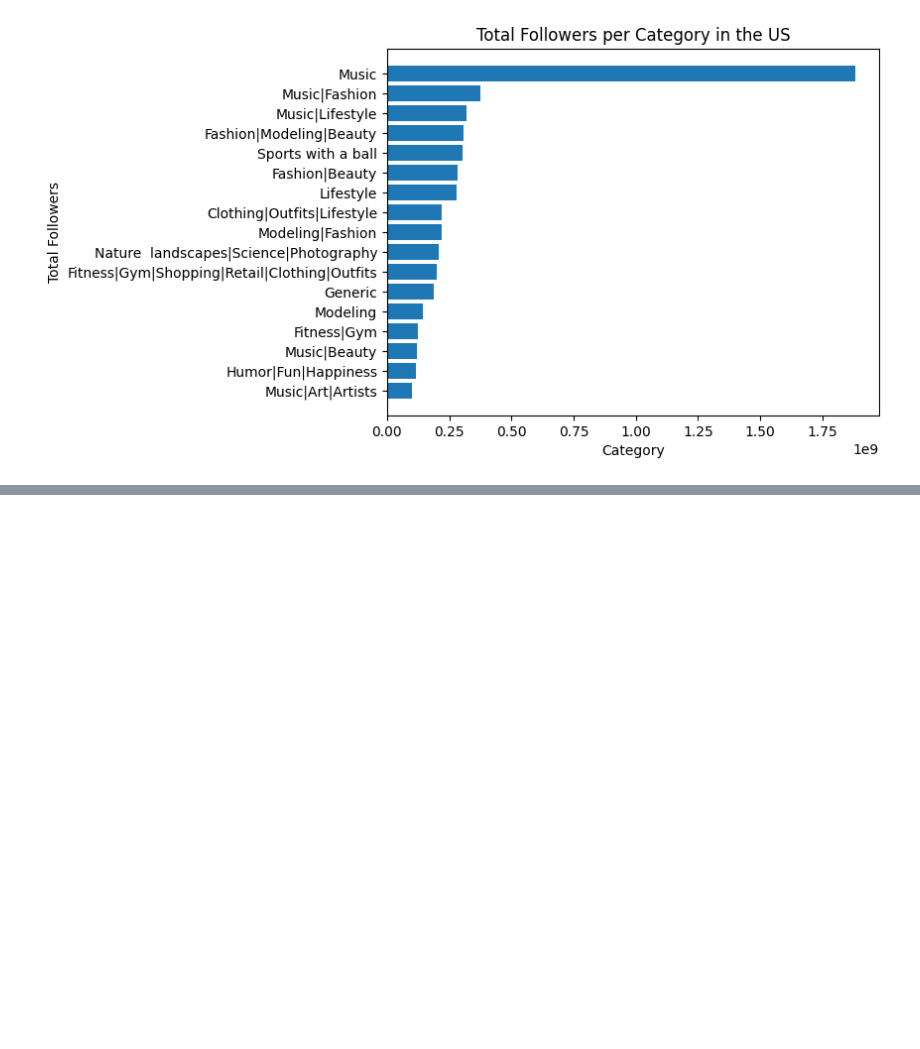
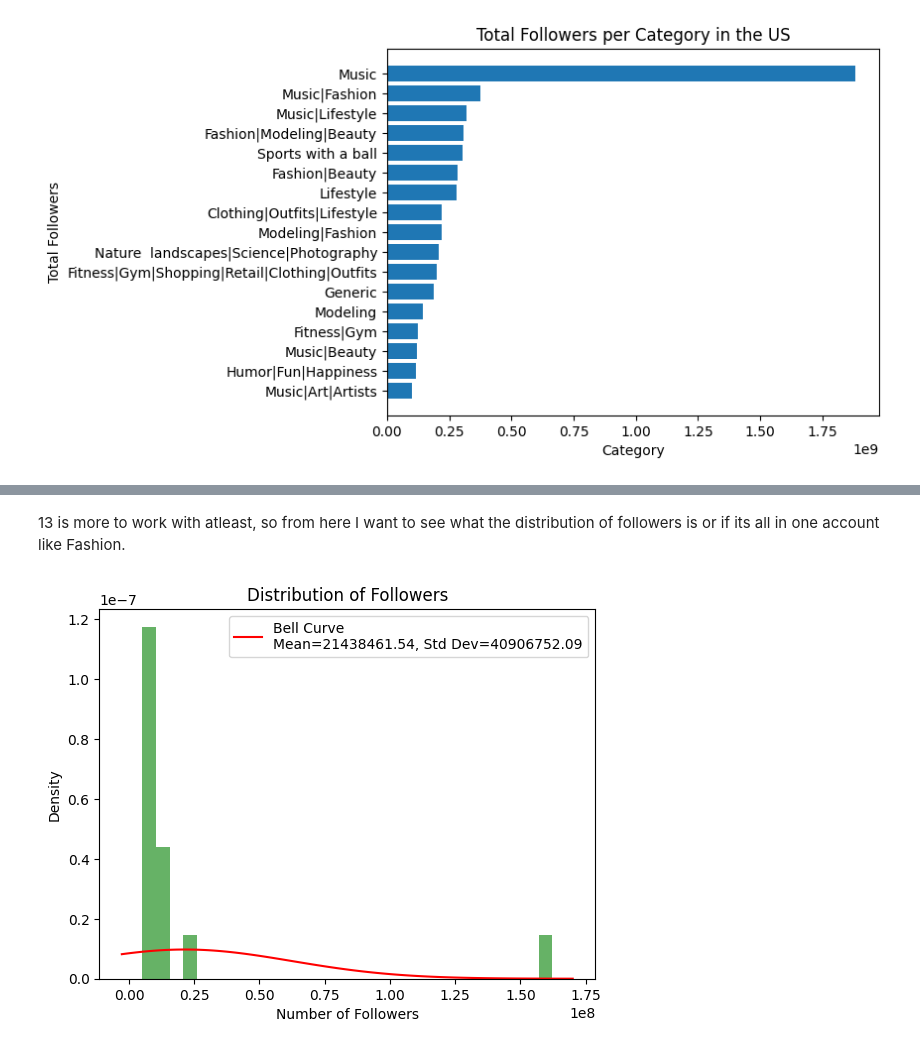
Before and after one commit to SirDurzo/Instagram_influencers_kaggleDS_marketing_research_1012024, a Jupyter notebook: Instagram_influencers.ipynb, the cells around one changed output, grey strips where cells are left out. Cells and saved outputs as stored; diff of their text form; code cells hidden in the pictures; blank space fills up the shorter version.

Commit message:
Updated some of the analysis sections Added further analysis on a sample exploration into a specific category

```diff
--- a/Instagram_influencers.ipynb
+++ b/Instagram_influencers.ipynb
@@ -221,0 +235,4 @@ plt.show()
+# %%
+df_us_inf_life = followers_per_category_us_filtered_act[followers_per_category_us_filtered_act['Category'] == 'Lifestyle']
+
+df_us_inf_life.head()
@@ -221,0 +262,22 @@ plt.show()
+# %% [markdown]
+13 is more to work with atleast, so from here I want to see what the distribution of followers is or if its all in one account like Fashion.
+# %%
+followers_dis = df_us_inf_life['Followers']
+
+plt.hist(followers_dis, bins=30, density=True, alpha=0.6, color='g')
+
+mean, std_dev = norm.fit(followers_dis)
+
+xmin, xmax = plt.xlim()
+x = np.linspace(xmin, xmax, 100)
+y = norm.pdf(x, mean, std_dev)
+
+plt.plot(x, y, 'r-', label=f'Bell Curve\nMean={mean:.2f}, Std Dev={std_dev:.2f}')
+plt.xlabel('Number of Followers')
+plt.ylabel('Density')
+plt.title('Distribution of Followers')
+plt.legend()
+
+plt.show()
+# %% [output]
+[figure, added]
```
Also changed, not shown: parts of 24 cells of this notebook.
